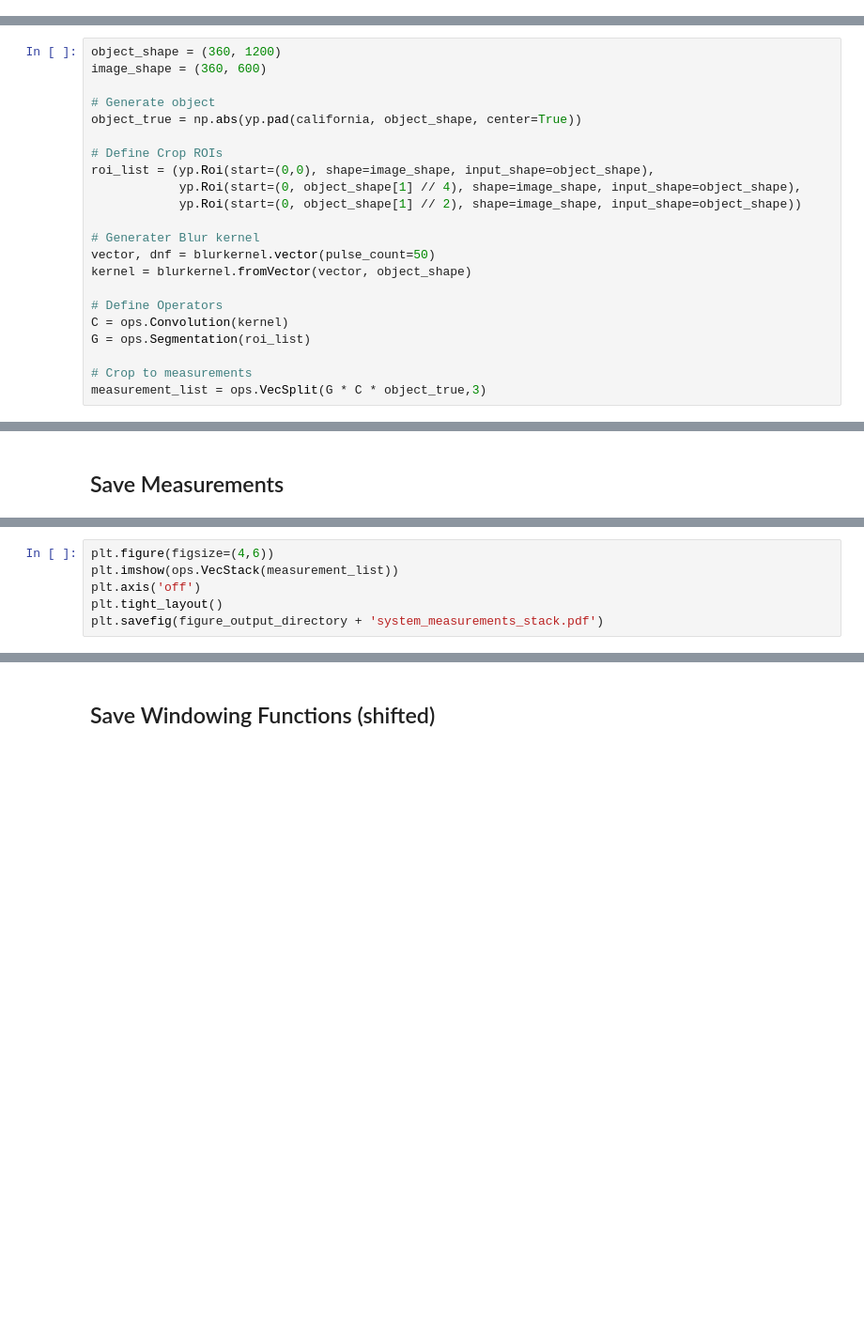
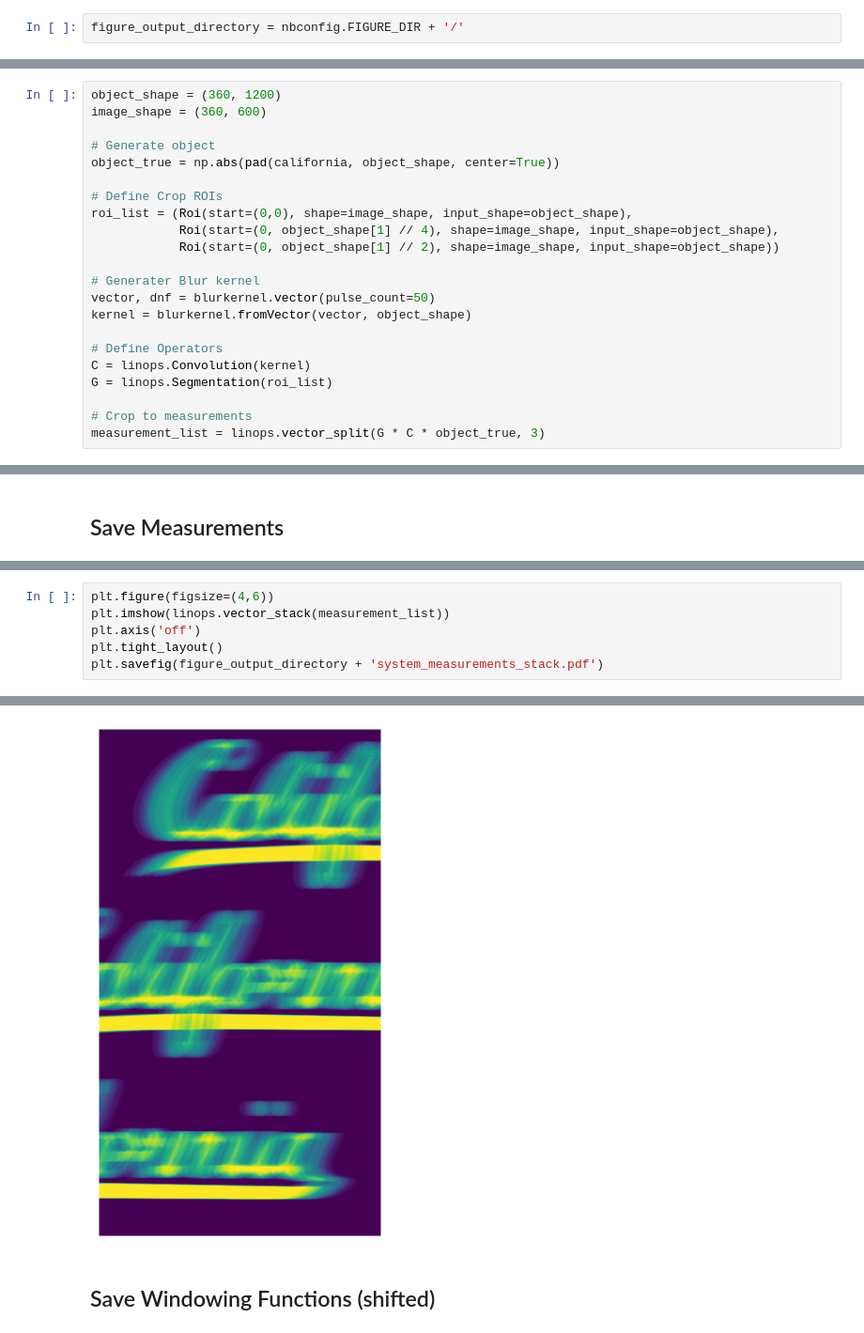
Before and after one commit to zackphillips/htdeblur, a Jupyter notebook: notebooks/publications/fig_multiframe_schematic.ipynb, the cells around one changed output, grey strips where cells are left out. Shown at 94% size. Drawn from its saved outputs; the diff is of its cells as text; blank space fills up the shorter version.

```diff
--- a/notebooks/publications/fig_multiframe_schematic.ipynb
+++ b/notebooks/publications/fig_multiframe_schematic.ipynb
@@ -25,3 +21,5 @@ figure_output_directory = '/Users/zfphil/Dropbox/Berkeley/Phase-Deblurring/journ
+# %%
+figure_output_directory = nbconfig.FIGURE_DIR + '/'
 # %% [markdown]
 ## Load Object
 # %%
@@ -40,23 +37,23 @@ object_shape = (360, 1200)
 image_shape = (360, 600)
 
 # Generate object
-object_true = np.abs(yp.pad(california, object_shape, center=True))
+object_true = np.abs(pad(california, object_shape, center=True))
 
 # Define Crop ROIs
-roi_list = (yp.Roi(start=(0,0), shape=image_shape, input_shape=object_shape),
-            yp.Roi(start=(0, object_shape[1] // 4), shape=image_shape, input_shape=object_shape),
-            yp.Roi(start=(0, object_shape[1] // 2), shape=image_shape, input_shape=object_shape))
+roi_list = (Roi(start=(0,0), shape=image_shape, input_shape=object_shape),
+            Roi(start=(0, object_shape[1] // 4), shape=image_shape, input_shape=object_shape),
+            Roi(start=(0, object_shape[1] // 2), shape=image_shape, input_shape=object_shape))
 
 # Generater Blur kernel
 vector, dnf = blurkernel.vector(pulse_count=50)
 kernel = blurkernel.fromVector(vector, object_shape)
 
 # Define Operators
-C = ops.Convolution(kernel)
-G = ops.Segmentation(roi_list)
+C = linops.Convolution(kernel)
+G = linops.Segmentation(roi_list)
 
 # Crop to measurements
-measurement_list = ops.VecSplit(G * C * object_true,3)
+measurement_list = linops.vector_split(G * C * object_true, 3)
 # %% [markdown]
 ## Save Ground Truth
 # %%
@@ -88,6 +83,6 @@ yp.savefig(figure_output_directory + 'system_measurements.pdf')
 # %%
 plt.figure(figsize=(4,6))
-plt.imshow(ops.VecStack(measurement_list))
+plt.imshow(linops.vector_stack(measurement_list))
 plt.axis('off')
 plt.tight_layout()
 plt.savefig(figure_output_directory + 'system_measurements_stack.pdf')
@@ -97,3 +90,4 @@ plt.savefig(figure_output_directory + 'system_measurements_stack.pdf')
+[figure, added]
 # %% [markdown]
 ## Save Windowing Functions (shifted)
 # %%
```
Also changed, not shown: parts of 10 cells of this notebook, 29 other files.
